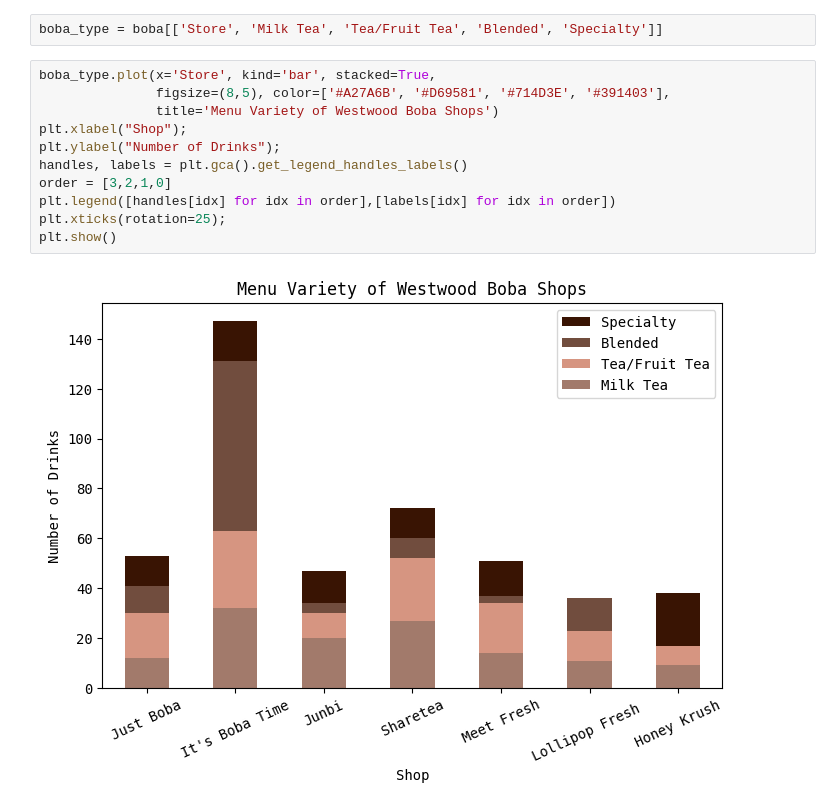
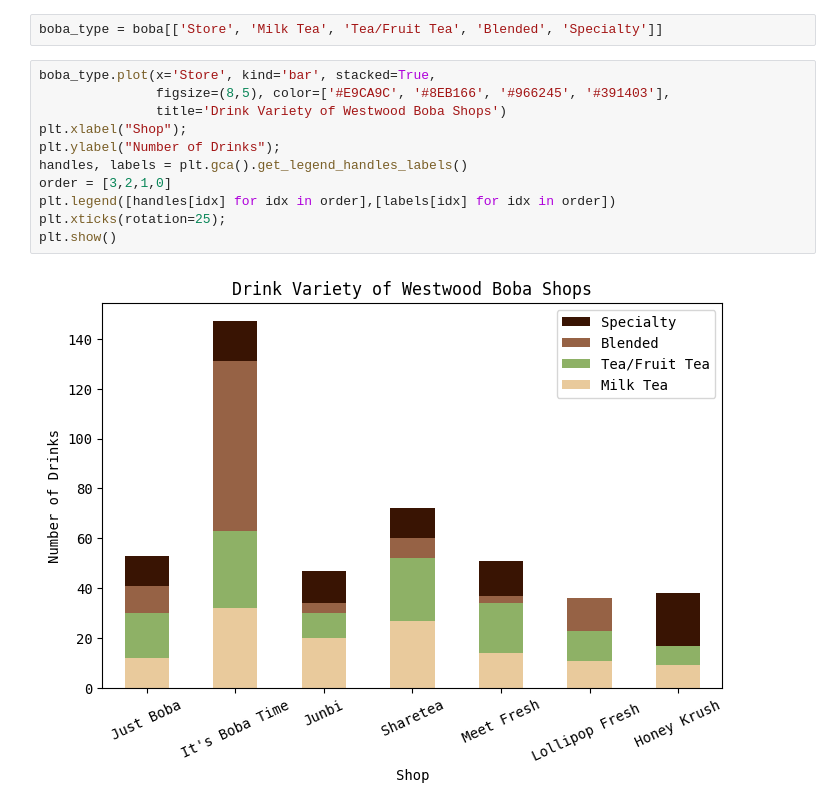
Before and after one commit to dailybruin/the-stack, a Jupyter notebook: stack-stats/2024-02-27-boba/boba.ipynb, the cells around one changed output. Cells and saved outputs as stored; diff of their text form.

```diff
--- a/stack-stats/2024-02-27-boba/boba.ipynb
+++ b/stack-stats/2024-02-27-boba/boba.ipynb
@@ -29,14 +29,14 @@ boba.head
 boba_type = boba[['Store', 'Milk Tea', 'Tea/Fruit Tea', 'Blended', 'Specialty']]
 # %%
 boba_type.plot(x='Store', kind='bar', stacked=True,
-               figsize=(8,5), color=['#A27A6B', '#D69581', '#714D3E', '#391403'],
-               title='Menu Variety of Westwood Boba Shops')
+               figsize=(8,5), color=['#E9CA9C', '#8EB166', '#966245', '#391403'],
+               title='Drink Variety of Westwood Boba Shops')
 plt.xlabel("Shop");
 plt.ylabel("Number of Drinks");
 handles, labels = plt.gca().get_legend_handles_labels()
 order = [3,2,1,0]
 plt.legend([handles[idx] for idx in order],[labels[idx] for idx in order])
 plt.xticks(rotation=25);
 plt.show()
 # %% [output]
-[figure, old version]
+[figure, new version]
```
Also changed, not shown: 8 other files.
